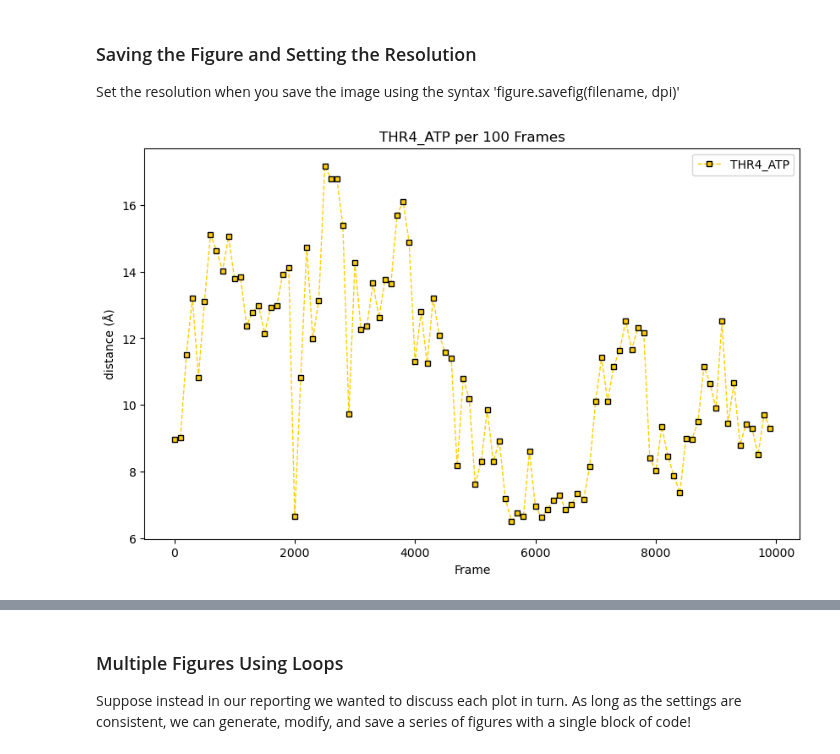
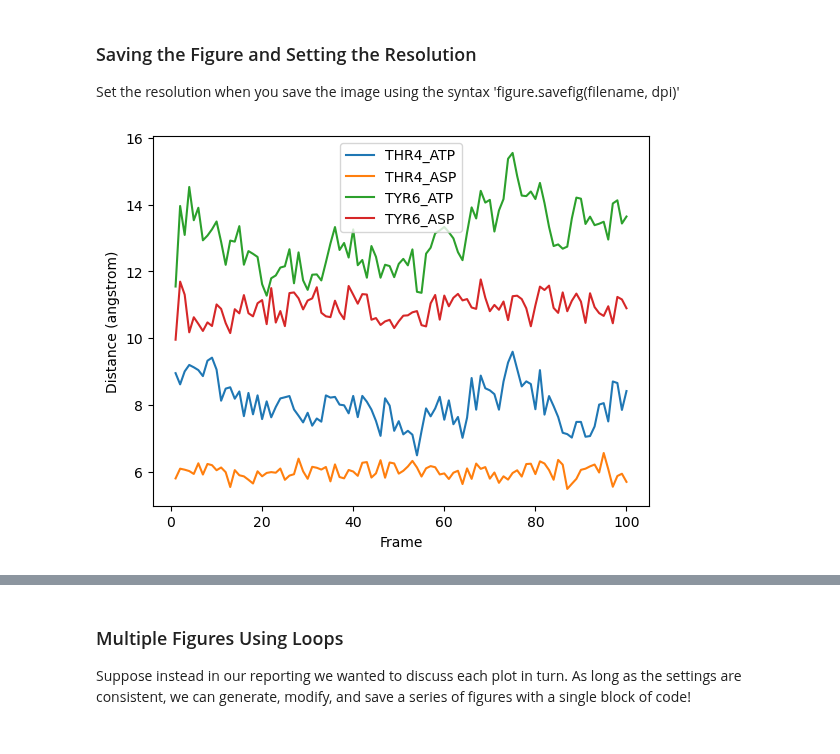
Before and after one commit to CSULA-MolSSI-PREC/intro-python-website, a Jupyter notebook: book/05-plotting-pandas.ipynb, the cells around one changed output, grey strips where cells are left out. Cells and saved outputs as stored; diff of their text form; code cells hidden in the pictures.

```diff
--- a/book/05-plotting-pandas.ipynb
+++ b/book/05-plotting-pandas.ipynb
@@ -116,0 +92,5 @@ plt.plot(distances.iloc[::100,0], distances.iloc[::100,1])
+# %%
+plot_data = distances.iloc[0:100,:]
+
+plt.figure()
+plt.plot(plot_data["Frame"], plot_data["TYR6_ASP"])
@@ -147,0 +120,4 @@ plt.legend()
+# %%
+x_column = plot_data["Frame"]
+y_columns = plot_data.iloc[:,1:]
+labels = y_columns.columns
@@ -238,23 +203,13 @@ plt.legend()
 
 Set the resolution when you save the image using the syntax 'figure.savefig(filename, dpi)'
 # %%
-plt.figure(figsize=(10, 6))
+
+plt.figure()
 plt.xlabel('Frame')
-plt.ylabel('distance (\u212B)')
-plt.title(f'{top[1]} per 100 Frames')
-plt.plot(
-    distances.iloc[::100,0],
-    distances.iloc[::100,1],
-    '--s',
-    color='#FFCE00',
-    markersize=4,
-    markeredgecolor='000000',
-    markeredgewidth=1,
-    linewidth=1,
-    label=top[1]
-)
+plt.ylabel('Distance (angstrom)')
+
+plt.plot(x_column, y_columns, label=labels)
 plt.legend()
-# rename the variable with the figure to something more useful for a file
-plt.savefig(f'{top[1]}.png', dpi=300)
+plt.savefig(f'first_100_frames.png', dpi=300)
 # %% [output]
-[figure, old version]
+[figure, new version]
```
Also changed, not shown: parts of 22 cells of this notebook.
